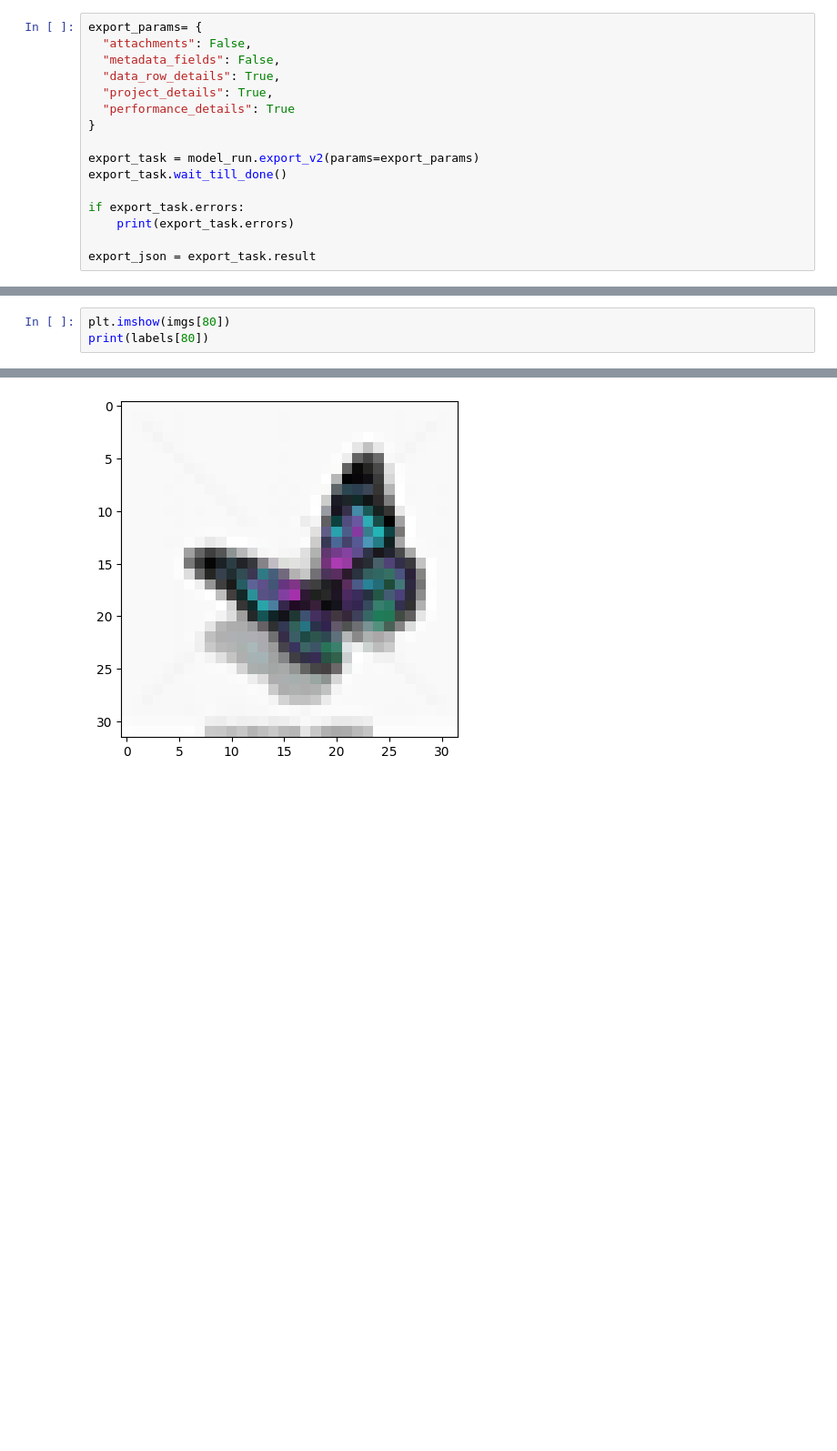
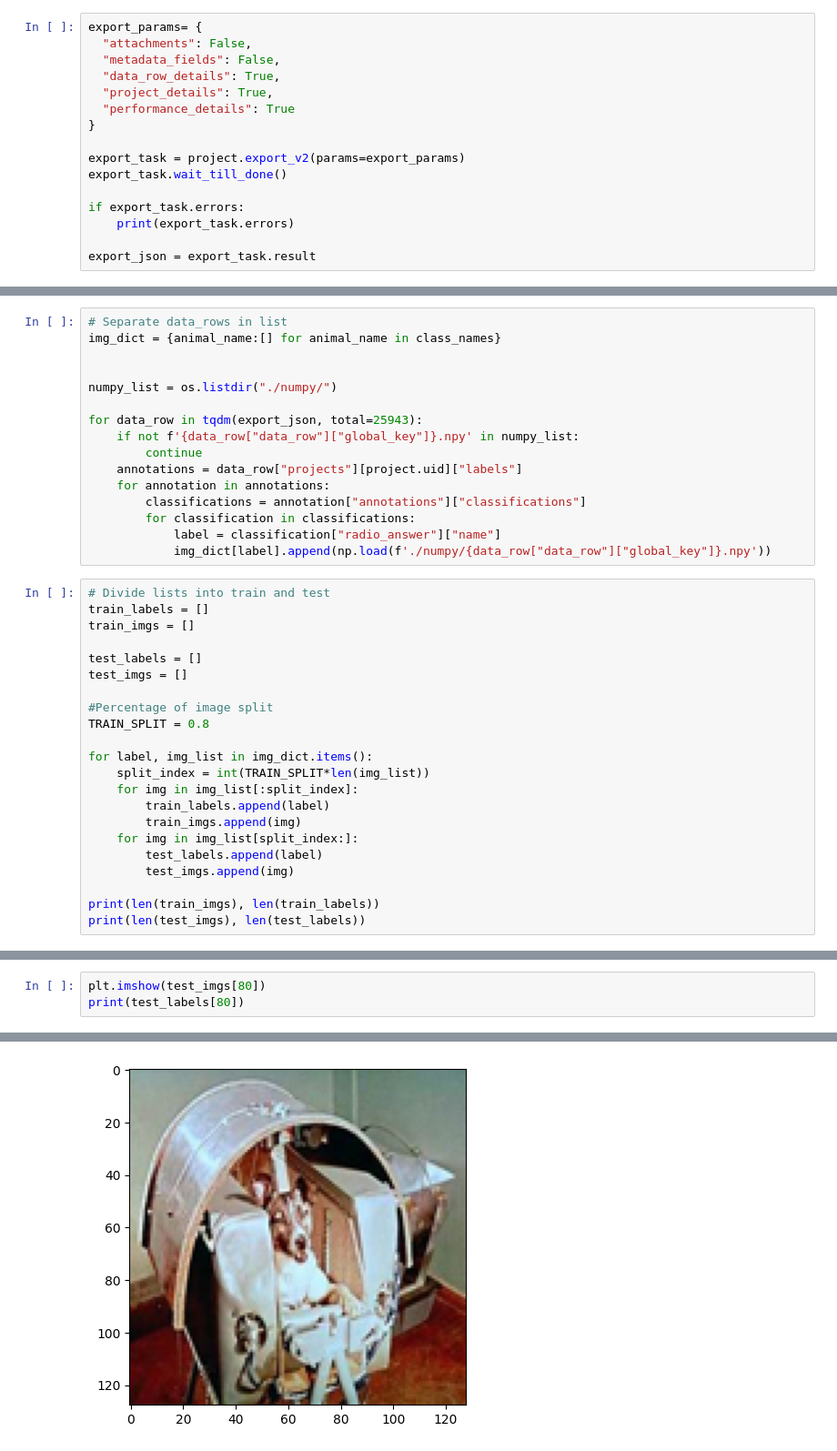
Before and after one commit to Gabefire/animal_ML_LB, a Jupyter notebook: ML_animals.ipynb, the cells around one changed output, grey strips where cells are left out. Shown: that part at 91% size. Drawn from its saved outputs; the diff is of its cells as text; blank space fills up the shorter version.

Commit message:
ran first model

```diff
--- a/ML_animals.ipynb
+++ b/ML_animals.ipynb
@@ -29,7 +26,7 @@ export_params= {
   "performance_details": True
 }
 
-export_task = model_run.export_v2(params=export_params)
+export_task = project.export_v2(params=export_params)
 export_task.wait_till_done()
 
 if export_task.errors:
@@ -65,0 +52,38 @@ for i, data in enumerate(export_json):
+# %%
+# Separate data_rows in list
+img_dict = {animal_name:[] for animal_name in class_names}
+
+
+numpy_list = os.listdir("./numpy/")
+
+for data_row in tqdm(export_json, total=25943):
+    if not f'{data_row["data_row"]["global_key"]}.npy' in numpy_list:
+        continue
+    annotations = data_row["projects"][project.uid]["labels"]
+    for annotation in annotations:
+        classifications = annotation["annotations"]["classifications"]
+        for classification in classifications:
+            label = classification["radio_answer"]["name"]
+            img_dict[label].append(np.load(f'./numpy/{data_row["data_row"]["global_key"]}.npy'))
+# %%
+# Divide lists into train and test
+train_labels = []
+train_imgs = []
+
+test_labels = []
+test_imgs = []
+
+#Percentage of image split
+TRAIN_SPLIT = 0.8
+
+for label, img_list in img_dict.items():
+    split_index = int(TRAIN_SPLIT*len(img_list))
+    for img in img_list[:split_index]:
+        train_labels.append(label)
+        train_imgs.append(img)
+    for img in img_list[split_index:]:
+        test_labels.append(label)
+        test_imgs.append(img)
+
+print(len(train_imgs), len(train_labels))
+print(len(test_imgs), len(test_labels))
@@ -66,4 +93,4 @@ for i, data in enumerate(export_json):
 # %%
-plt.imshow(imgs[80])
-print(labels[80])
+plt.imshow(test_imgs[80])
+print(test_labels[80])
 # %% [output]
@@ -71 +98 @@ farfalla
-[figure, old version]
+[figure, new version]
```
Also changed, not shown: parts of 21 cells of this notebook, 7 other files.
